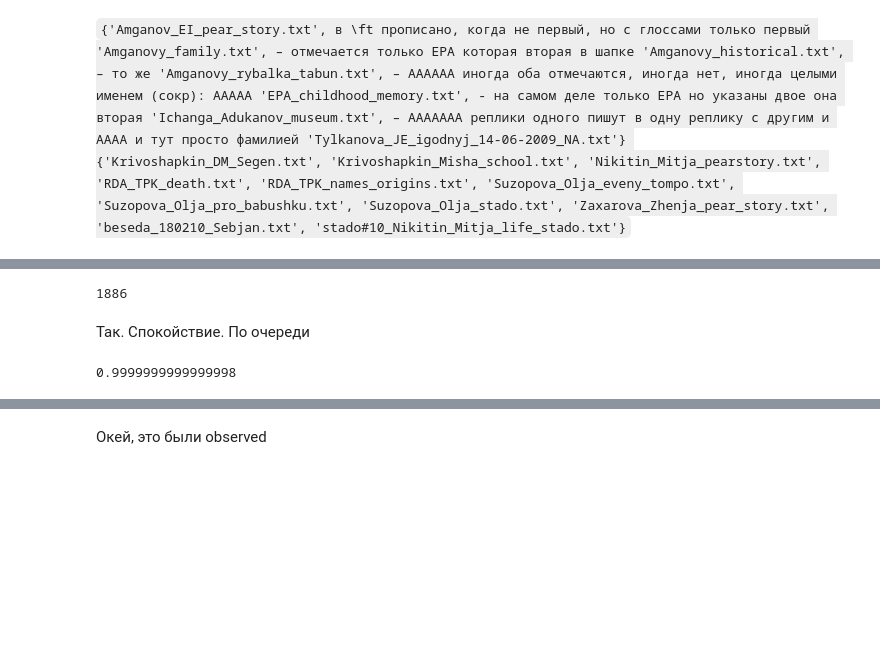
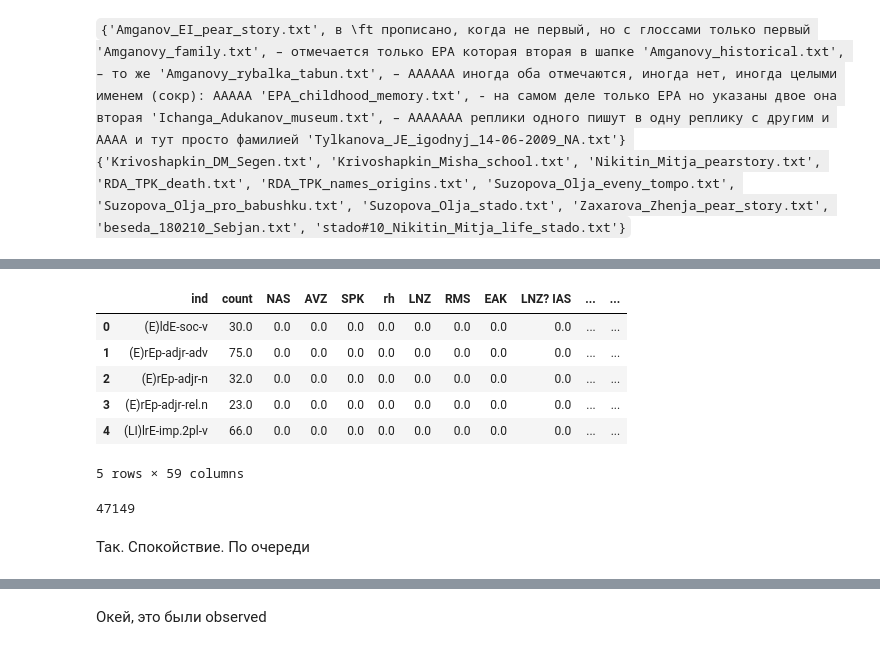
Before and after one commit to BasilisAndr/even, a Jupyter notebook: speaker_by_speaker.ipynb, the cells around one changed output, grey strips where cells are left out. Saved outputs shown, nothing was run; the diff lists cells and outputs as text; code cells hidden in the pictures; blank space fills up the shorter version.

```diff
--- a/speaker_by_speaker.ipynb
+++ b/speaker_by_speaker.ipynb
@@ -166,15 +156,27 @@ df2 = df2.reset_index()
+# %%
+# здесь делаю так чтобы можно было ресетить индекс
+
+df2['ind'] = df2['morpheme'] +'-'+ df2['gloss'] +'-'+ df2['pos']
+spdf = df2[['morpheme', 'gloss', 'pos', 'ind']]
+df2 = df2.groupby(['ind']).sum()
+df2 = df2.reset_index()
+df2.head()
+# %% [output]
+|  | ind | count | NAS | AVZ | SPK | rh | LNZ | RMS | EAK | LNZ? IAS | ... | ... |
+| 0 | (E)ldE-soc-v | 30.0 | 0.0 | 0.0 | 0.0 | 0.0 | 0.0 | 0.0 | 0.0 | 0.0 | ... | ... |
+| 1 | (E)rEp-adjr-adv | 75.0 | 0.0 | 0.0 | 0.0 | 0.0 | 0.0 | 0.0 | 0.0 | 0.0 | ... | ... |
+| 2 | (E)rEp-adjr-n | 32.0 | 0.0 | 0.0 | 0.0 | 0.0 | 0.0 | 0.0 | 0.0 | 0.0 | ... | ... |
+| 3 | (E)rEp-adjr-rel.n | 23.0 | 0.0 | 0.0 | 0.0 | 0.0 | 0.0 | 0.0 | 0.0 | 0.0 | ... | ... |
+| 4 | (LI)lrE-imp.2pl-v | 66.0 | 0.0 | 0.0 | 0.0 | 0.0 | 0.0 | 0.0 | 0.0 | 0.0 | ... | ... |
+5 rows × 59 columns
 # %%
 speaker_count = Counter([x[-1] for x in seb_mor+kam_mor if x[0]=='ROOT'])
 # %%
-speaker_count['EIA']
+speaker_count['?']
 # %% [output]
-1886
+47149
 # %% [markdown]
 Так. Спокойствие. По очереди
-# %%
-sum([*seb_parts.values()])
-# %% [output]
-0.9999999999999998
 # %%
 # Себьян
 # 49800
```
Also changed, not shown: parts of 17 cells of this notebook, 10 other files.
